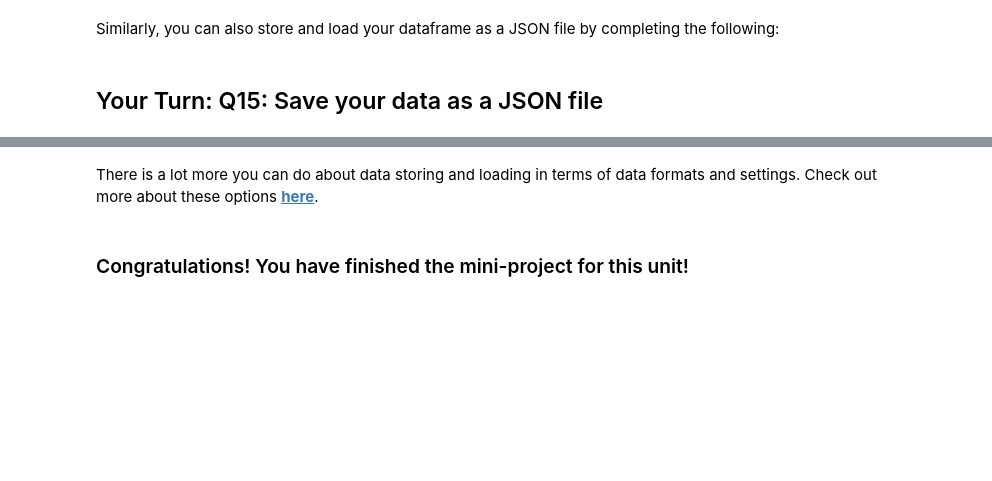
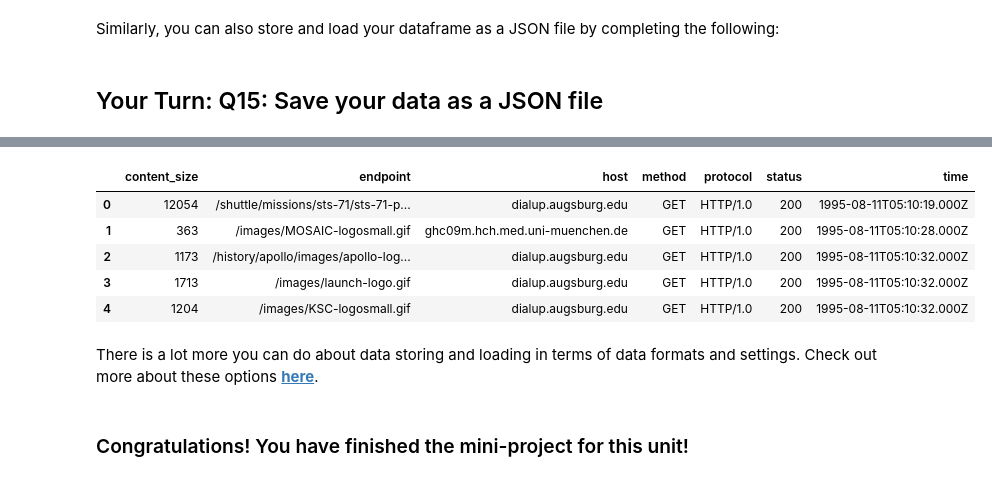
Before and after one commit to michen00/Springboard, a Jupyter notebook: mec-6.4.1.data-wrangling-at-scale-with-spark/Mini_Project_Data_Wrangling_at_Scale_with_Spark.ipynb, the cells around one changed output, grey strips where cells are left out. Drawn from its saved outputs; the diff is of its cells as text; code cells hidden in the pictures; blank space fills up the shorter version.

```diff
--- a/mec-6.4.1.data-wrangling-at-scale-with-spark/Mini_Project_Data_Wrangling_at_Scale_with_Spark.ipynb
+++ b/mec-6.4.1.data-wrangling-at-scale-with-spark/Mini_Project_Data_Wrangling_at_Scale_with_Spark.ipynb
@@ -989,14 +1071,20 @@ write_me_logs_df.write.format("json").mode("overwrite").save("dbfs:/tables/logs.
 # %%
 # TODO: Similarly, check the first 5 rows in the JSON file. Replace <FILL IN> with appropriate code
 
 #spark_session\
 #	.sparkContext\
 #	.textFile(<"FILL IN FILE NAME">)\
 #	.take(5)
 
-spark.read.option("header", True).json("dbfs:/tables/logs.json").show(5, truncate=False)
+spark.read.option("header", True).json("dbfs:/tables/logs.json").limit(5).toPandas()
 # %% [output]
 [interactive output not drawn]
+|  | content_size | endpoint | host | method | protocol | status | time |
+| 0 | 12054 | /shuttle/missions/sts-71/sts-71-p... | dialup.augsburg.edu | GET | HTTP/1.0 | 200 | 1995-08-11T05:10:19.000Z |
+| 1 | 363 | /images/MOSAIC-logosmall.gif | ghc09m.hch.med.uni-muenchen.de | GET | HTTP/1.0 | 200 | 1995-08-11T05:10:28.000Z |
+| 2 | 1173 | /history/apollo/images/apollo-log... | dialup.augsburg.edu | GET | HTTP/1.0 | 200 | 1995-08-11T05:10:32.000Z |
+| 3 | 1713 | /images/launch-logo.gif | dialup.augsburg.edu | GET | HTTP/1.0 | 200 | 1995-08-11T05:10:32.000Z |
+| 4 | 1204 | /images/KSC-logosmall.gif | dialup.augsburg.edu | GET | HTTP/1.0 | 200 | 1995-08-11T05:10:32.000Z |
 # %% [markdown]
 There is a lot more you can do about data storing and loading in terms of data formats and settings. Check out more about these options [__here__](https://spark.apache.org/docs/latest/sql-data-sources-load-save-functions.html).
 # %% [markdown]
```
Also changed, not shown: parts of 10 cells of this notebook.
